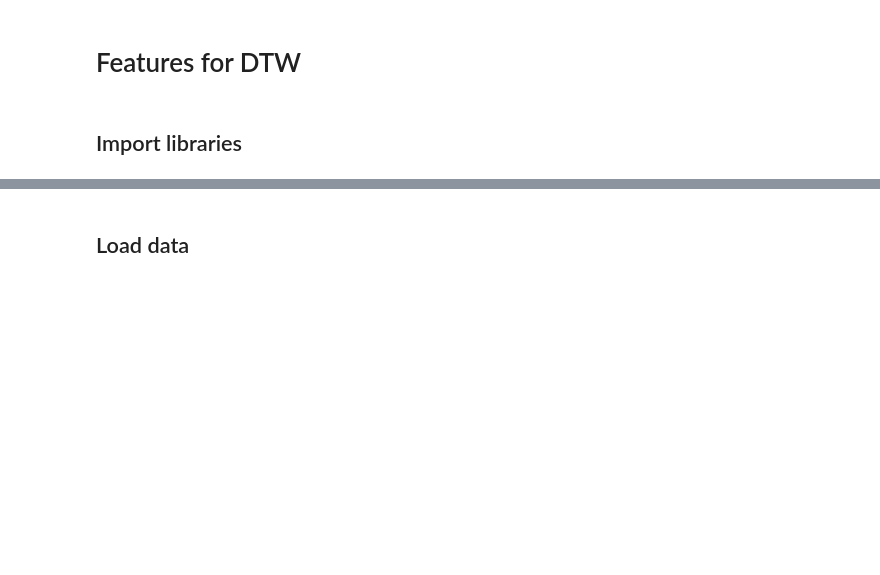
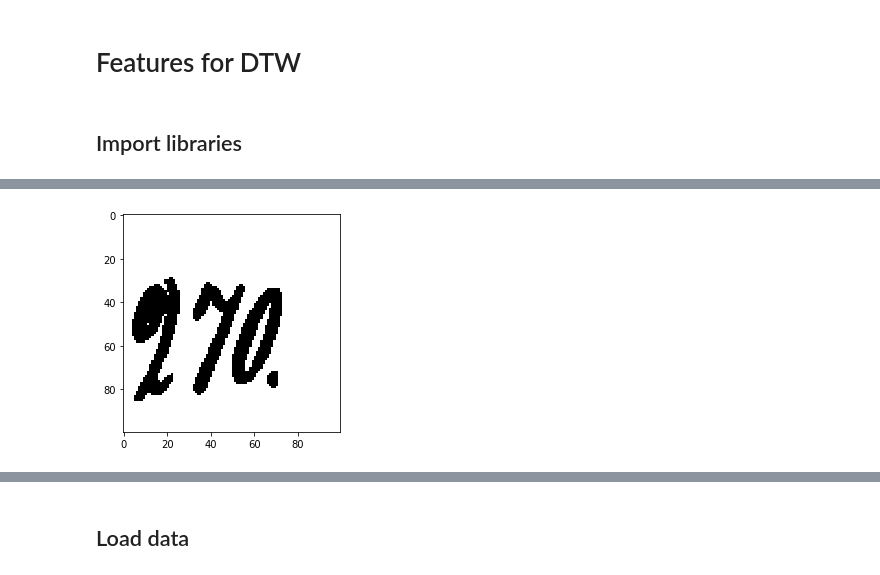
Before and after one commit to PatPat2020/3_Keyword_Spotting, a Jupyter notebook: Code/FeatureVectors.ipynb, the cells around one changed output, grey strips where cells are left out. Saved outputs shown, nothing was run; the diff lists cells and outputs as text; code cells hidden in the pictures; blank space fills up the shorter version.

```diff
--- a/Code/FeatureVectors.ipynb
+++ b/Code/FeatureVectors.ipynb
@@ -14,0 +89,6 @@ mnist_train = "./../dataset/csv/mnist_train.csv"
+# %%
+otsuimg = resizedimg > threshold_otsu(resizedimg)
+plt.imshow(otsuimg, cmap=plt.cm.gray)
+plt.show()
+# %% [output]
+[figure, added]
```
Also changed, not shown: parts of 7 cells of this notebook.
